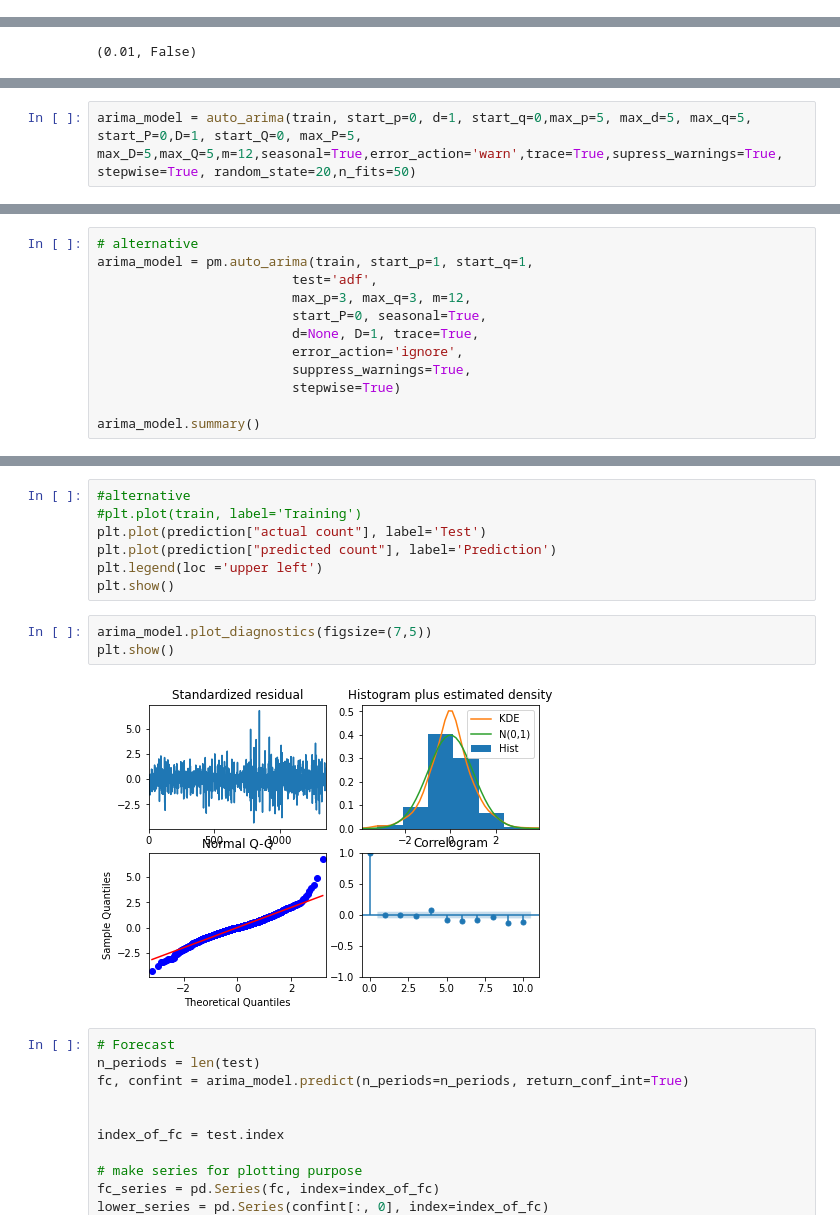
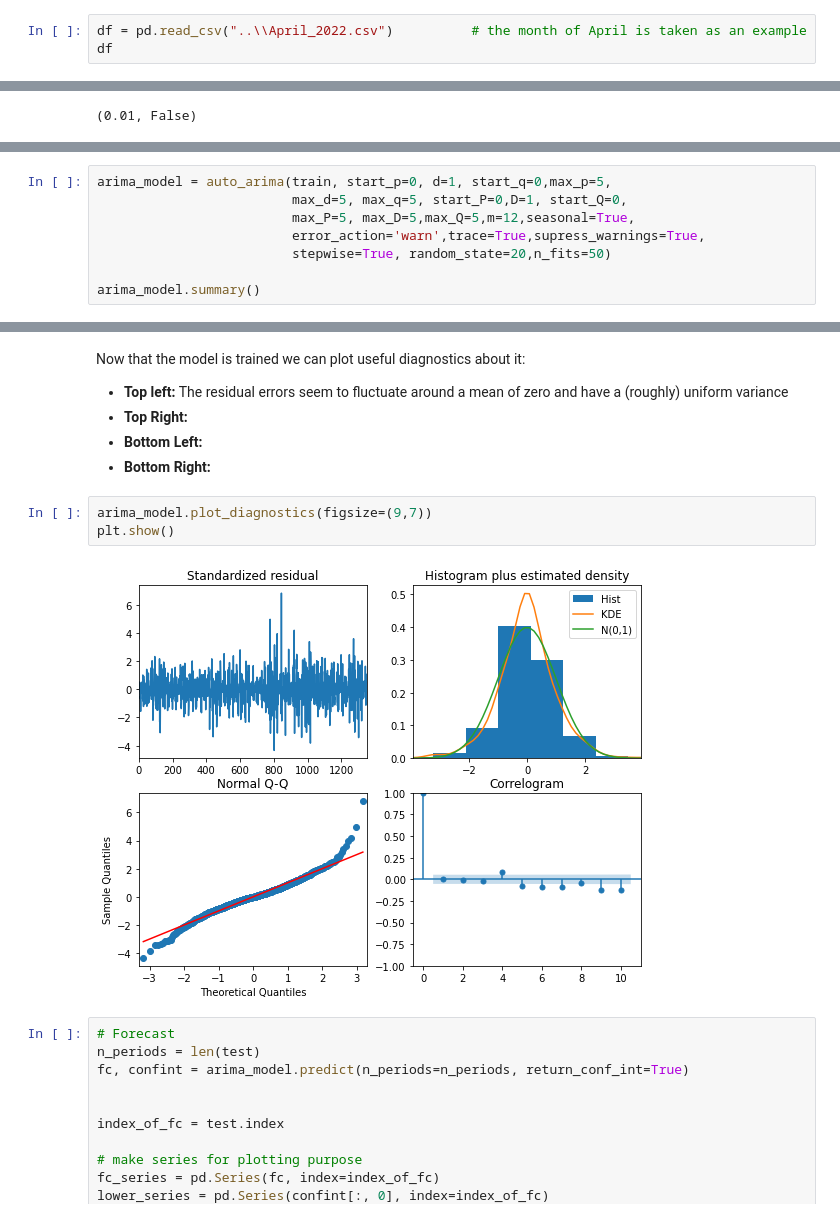
Before and after one commit to Megalodonte/BGHWSW, a Jupyter notebook: HWSWBG2/codes/monthly.ipynb, the cells around one changed output, grey strips where cells are left out. Cells and saved outputs as stored; diff of their text form.

```diff
--- a/HWSWBG2/codes/monthly.ipynb
+++ b/HWSWBG2/codes/monthly.ipynb
@@ -14,0 +23,3 @@ from pmdarima.arima import auto_arima
+# %%
+df = pd.read_csv("..\\April_2022.csv")          # the month of April is taken as an example
+df
@@ -97,4 +131,10 @@ plt.plot(test)
 # %%
-arima_model = auto_arima(train, start_p=0, d=1, start_q=0,max_p=5, max_d=5, max_q=5, start_P=0,D=1, start_Q=0, max_P=5, max_D=5,max_Q=5,m=12,seasonal=True,error_action='warn',trace=True,supress_warnings=True, stepwise=True, random_state=20,n_fits=50)
+arima_model = auto_arima(train, start_p=0, d=1, start_q=0,max_p=5,
+                         max_d=5, max_q=5, start_P=0,D=1, start_Q=0,
+                         max_P=5, max_D=5,max_Q=5,m=12,seasonal=True,
+                         error_action='warn',trace=True,supress_warnings=True,
+                         stepwise=True, random_state=20,n_fits=50)
+
+arima_model.summary()
 # %% [output]
 Performing stepwise search to minimize aic
@@ -117,12 +175,0 @@ Total fit time: 157.108 seconds
-# %%
-# alternative
-arima_model = pm.auto_arima(train, start_p=1, start_q=1,
-                         test='adf',
-                         max_p=3, max_q=3, m=12,
-                         start_P=0, seasonal=True,
-                         d=None, D=1, trace=True,
-                         error_action='ignore',
-                         suppress_warnings=True,
-                         stepwise=True)
-
-arima_model.summary()
@@ -154,15 +176,14 @@ prediction
-# %%
-#alternative
-#plt.plot(train, label='Training')
-plt.plot(prediction["actual count"], label='Test')
-plt.plot(prediction["predicted count"], label='Prediction')
-plt.legend(loc ='upper left')
-plt.show()
+# %% [markdown]
+Now that the model is trained we can plot useful diagnostics about it:
+* **Top left:** The residual errors seem to fluctuate around a mean of zero and have a (roughly) uniform variance
+* **Top Right:**
+* **Bottom Left:**
+* **Bottom Right:**
 # %%
-arima_model.plot_diagnostics(figsize=(7,5))
+arima_model.plot_diagnostics(figsize=(9,7))
 plt.show()
 # %% [output]
-[figure, old version]
+[figure, new version]
 # %%
 # Forecast
 n_periods = len(test)
```
Also changed, not shown: parts of 16 cells of this notebook, 2 other files.
